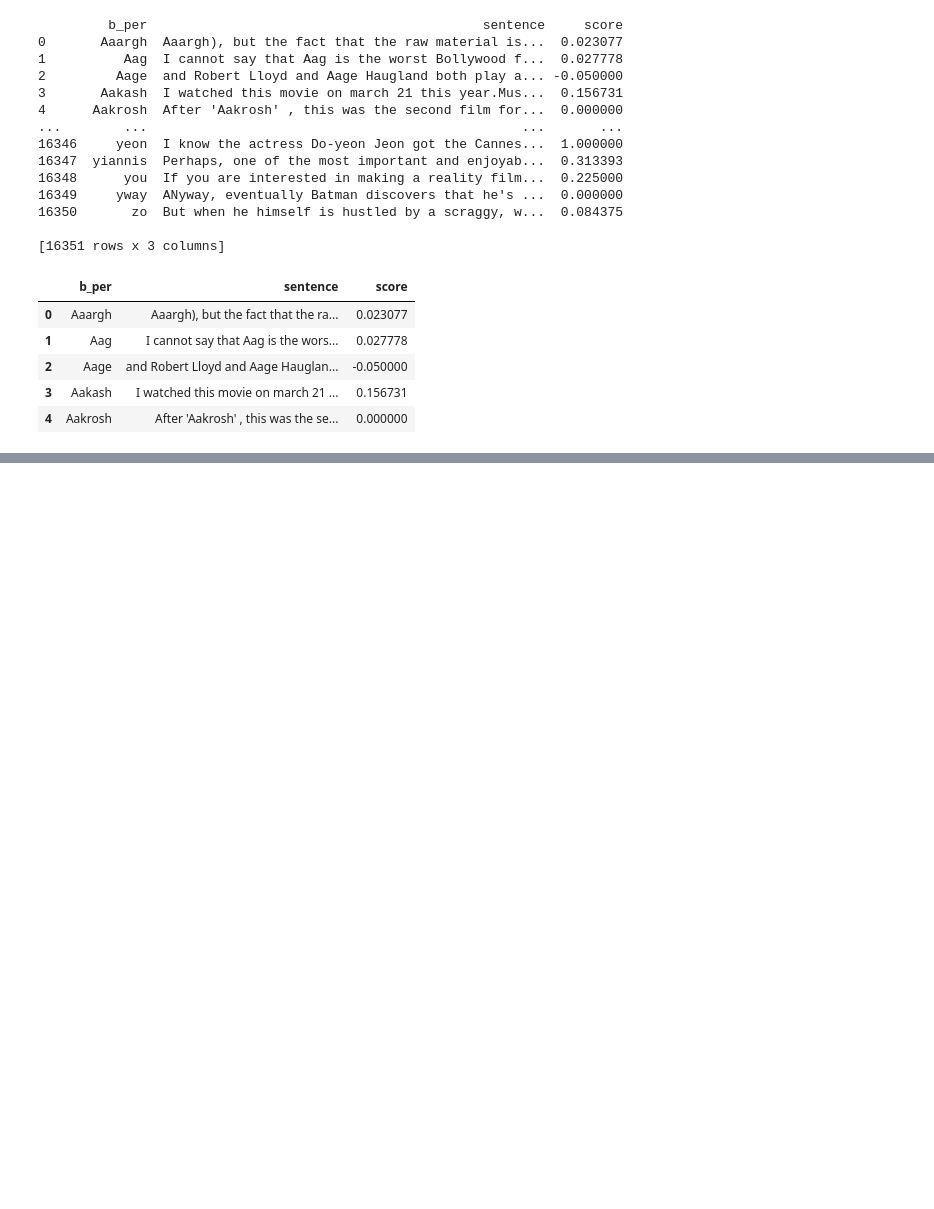
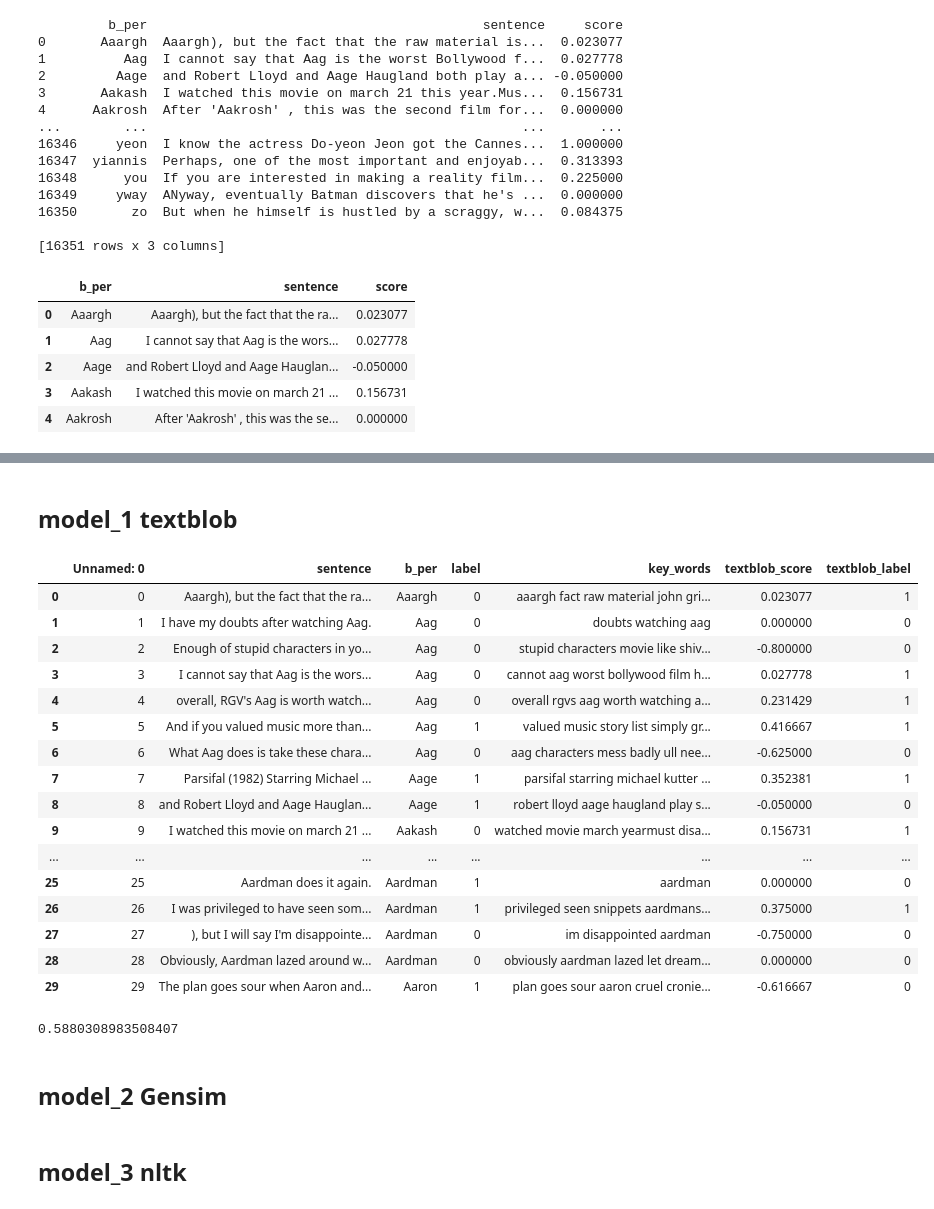
Before and after one commit to zhiyan-me/NLP_movie, a Jupyter notebook: sentiment_analysis.ipynb, the cells around one changed output, grey strips where cells are left out. Cells and saved outputs as stored; diff of their text form; code cells hidden in the pictures; blank space fills up the shorter version.

```diff
--- a/sentiment_analysis.ipynb
+++ b/sentiment_analysis.ipynb
@@ -118,0 +117,3 @@ result.to_csv("Final.csv")
+# %%
+data=pd.read_csv("data_score.csv")
+data.head()
@@ -118,0 +139,48 @@ result.to_csv("Final.csv")
+# %%
+data.drop(columns=['i_per', 'sentence_normalized', 'tokenizer'], inplace=True)
+# %%
+data.rename(columns={'score': 'textblob_score'}, inplace=True)
+# %% [markdown]
+## model_1 textblob
+# %%
+sentiment_mapping = []
+for i in data["key_words"]:
+    vs = TextBlob(i).sentiment.polarity  # Get the polarity score
+    if vs > 0:
+        sentiment_mapping.append((1,vs))
+    elif vs < 0:
+        sentiment_mapping.append((0,vs))
+    else:
+        sentiment_mapping.append((0,vs))
+# %%
+data["textblob_label"]=[sentiment[0] for sentiment in sentiment_mapping]
+data["textblob_score"]=[sentiment[1] for sentiment in sentiment_mapping]
+data.head(30)
+# %% [output]
+|  | Unnamed: 0 | sentence | b_per | label | key_words | textblob_score | textblob_label |
+| 0 | 0 | Aaargh), but the fact that the ra... | Aaargh | 0 | aaargh fact raw material john gri... | 0.023077 | 1 |
+| 1 | 1 | I have my doubts after watching Aag. | Aag | 0 | doubts watching aag | 0.000000 | 0 |
+| 2 | 2 | Enough of stupid characters in yo... | Aag | 0 | stupid characters movie like shiv... | -0.800000 | 0 |
+| 3 | 3 | I cannot say that Aag is the wors... | Aag | 0 | cannot aag worst bollywood film h... | 0.027778 | 1 |
+| 4 | 4 | overall, RGV's Aag is worth watch... | Aag | 0 | overall rgvs aag worth watching a... | 0.231429 | 1 |
+| 5 | 5 | And if you valued music more than... | Aag | 1 | valued music story list simply gr... | 0.416667 | 1 |
+| 6 | 6 | What Aag does is take these chara... | Aag | 0 | aag characters mess badly ull nee... | -0.625000 | 0 |
+| 7 | 7 | Parsifal (1982) Starring Michael ... | Aage | 1 | parsifal starring michael kutter ... | 0.352381 | 1 |
+| 8 | 8 | and Robert Lloyd and Aage Hauglan... | Aage | 1 | robert lloyd aage haugland play s... | -0.050000 | 0 |
+| 9 | 9 | I watched this movie on march 21 ... | Aakash | 0 | watched movie march yearmust disa... | 0.156731 | 1 |
+| ... | ... | ... | ... | ... | ... | ... | ... |
+| 25 | 25 | Aardman does it again. | Aardman | 1 | aardman | 0.000000 | 0 |
+| 26 | 26 | I was privileged to have seen som... | Aardman | 1 | privileged seen snippets aardmans... | 0.375000 | 1 |
+| 27 | 27 | ), but I will say I'm disappointe... | Aardman | 0 | im disappointed aardman | -0.750000 | 0 |
+| 28 | 28 | Obviously, Aardman lazed around w... | Aardman | 0 | obviously aardman lazed let dream... | 0.000000 | 0 |
+| 29 | 29 | The plan goes sour when Aaron and... | Aaron | 1 | plan goes sour aaron cruel cronie... | -0.616667 | 0 |
+# %%
+accuracy_textblob = (data['label'] == data['textblob_label']).mean()
+print(accuracy_textblob)
+# %% [output]
+0.5880308983508407
+# %% [markdown]
+## model_2 Gensim
+# %% [markdown]
+
+## model_3 nltk
```
Also changed, not shown: parts of 8 cells of this notebook, 8 other files.
